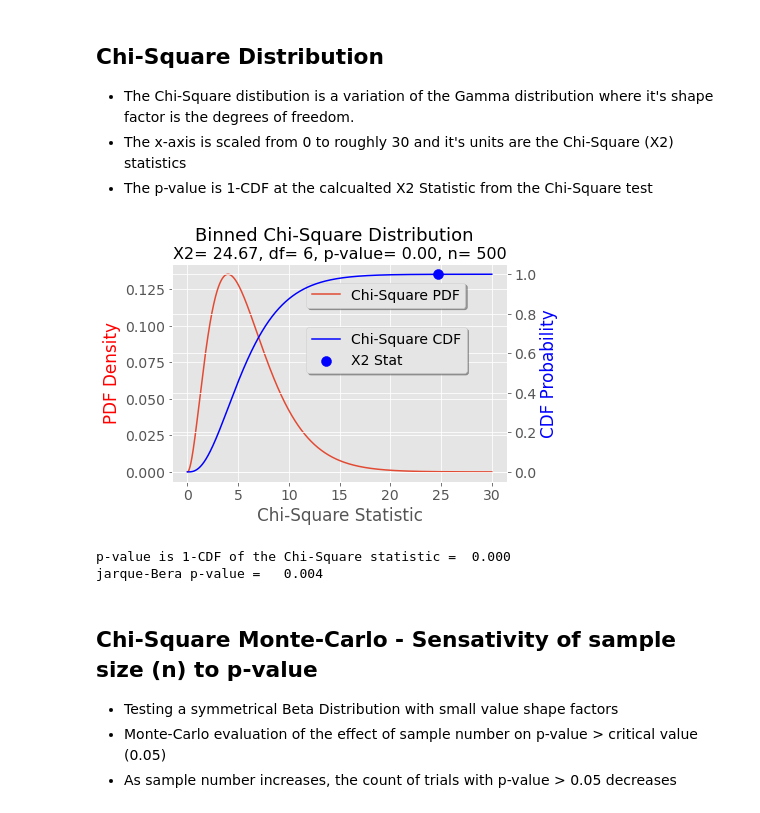
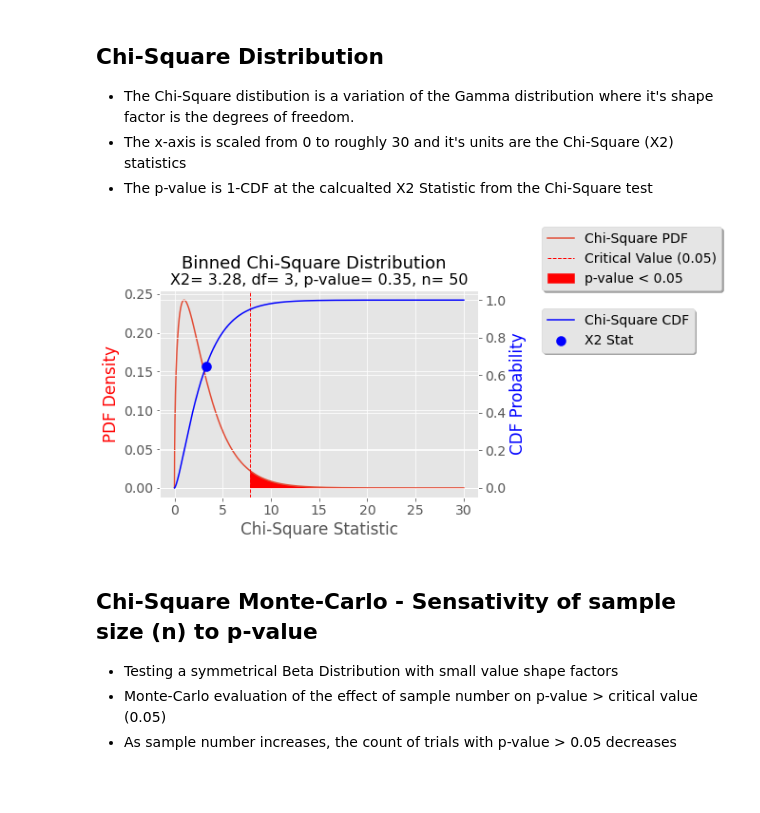
Before and after one commit to dmadvoc/PDFs, a Jupyter notebook: Normality Test - Box Cox.ipynb, the cells around one changed output. Cells and saved outputs as stored; diff of their text form; code cells hidden in the pictures; blank space fills up the shorter version.

```diff
--- a/Normality Test - Box Cox.ipynb
+++ b/Normality Test - Box Cox.ipynb
@@ -497,6 +504,18 @@ Count     500
 - Sturges (1926) suggested using 1+log2(n) to determin the number of bins, where n = data count
 - Some workers suggest using a value of 6 bins
 # %%
+n=50 # <======= !!!!!! SET THE SAMPLE SIZE !!!!!! ============================
+
+########### Data Sets to test against ######################
+# SELECT A DISTRIBUTION TO TEST
+#data = uniform.rvs(size=n)
+#data = triang.rvs(.5, loc=100, scale=20, size=n, random_state=None)     # Triangle Distribution
+#data = norm.rvs(loc=100, scale=20, size=n, random_state=None)           # Normal Distribution
+#data = beta.rvs(1.8, 4.2, loc=75, scale=50, size=n, random_state=None)  # Skewed Beta Distribution
+#data = beta.rvs(1, 1, loc=75, scale=50, size=n, random_state=None)      # Symmetical Uniform-like Beta Distribution
+data = beta.rvs(3, 3, loc=75, scale=50, size=n, random_state=None)      # Symmetical Tiangle-like Beta Distribution
+#data = beta.rvs(6, 6, loc=75, scale=50, size=n, random_state=None)      # Symmetical Normal-like Beta Distribution
+#data=transformed_data                                                   # Default: Distribution specified in input section
 
 # Determine the number of bins
 nbins=int(1+np.log2(np.size(data)))
@@ -586,30 +602,34 @@ PROBABLY NOT GAUSSIAN
 - The x-axis is scaled from 0 to roughly 30 and it's units are the Chi-Square (X2) statistics
 - The p-value is 1-CDF at the calcualted X2 Statistic from the Chi-Square test
 # %%
+# This cell works off the previous calculation in section 1.4
+
+# Find the Chi-Square Statistic for a particular p-value (in this case the critical value of .05)
+import scipy as sp
+crit=sp.stats.chi2.isf(.05, deg_free, loc=0, scale=1)
+
 #x-axis ranges from 0 to 30 with .001 steps
 x = np.arange(0, 30, .001)
 
 #plot Chi-square distribution with 4 degrees of freedom
 fig, ax1 = plt.subplots()
 sym_size=100
 ax2 = ax1.twinx()
 ax1.plot(x, chi2.pdf(x, df=deg_free), label='Chi-Square PDF')
+ax1.fill_between(x, chi2.pdf(x, df=deg_free), where=((x >= crit) & (x <= 30)), color='red', label='p-value < 0.05')
+ax1.axvline(x=crit, color='r', lw=1, linestyle='--', label='Critical Value (0.05)')
 ax2.plot(x, chi2.cdf(x, df=deg_free), c='b', label='Chi-Square CDF')
 ax2.scatter(x2, chi2.cdf(x2, df=deg_free), s=sym_size, c='b', label='X2 Stat')
 plt.suptitle('Binned Chi-Square Distribution', y=1.01, fontsize=18)
 plt.title('X2= ' + str('%.2f'%x2) + ', df= ' +str('%.0f'%deg_free) + ', p-value= '+str('%.2f'%pvalue) + ', n= ' + str(n), fontsize=16)
-ax1.legend(shadow=True, loc=(.4,.8))
-ax2.legend(shadow=True, loc=(.4,.5))
+ax1.legend(shadow=True, loc=(1.2, 1))
+ax2.legend(shadow=True, loc=(1.2,.7))
 ax1.set_ylabel('PDF Density' , c='r')
 ax2.set_ylabel('CDF Probability', c='b')
 ax1.set_xlabel('Chi-Square Statistic')
 plt.show()
-print('p-value is 1-CDF of the Chi-Square statistic =', '{: .3f}'.format(chi2.sf(x2, df=deg_free)))
-print('jarque-Bera p-value = ', '{: .3f}'.format(jb_p))
 # %% [output]
-[figure, old version]
+[figure, new version]
-p-value is 1-CDF of the Chi-Square statistic =  0.000
-jarque-Bera p-value =   0.004
 # %% [markdown]
 ## Chi-Square Monte-Carlo - Sensativity of sample size (n) to p-value
 - Testing a symmetrical Beta Distribution with small value shape factors
```
Also changed, not shown: parts of 10 cells of this notebook.
